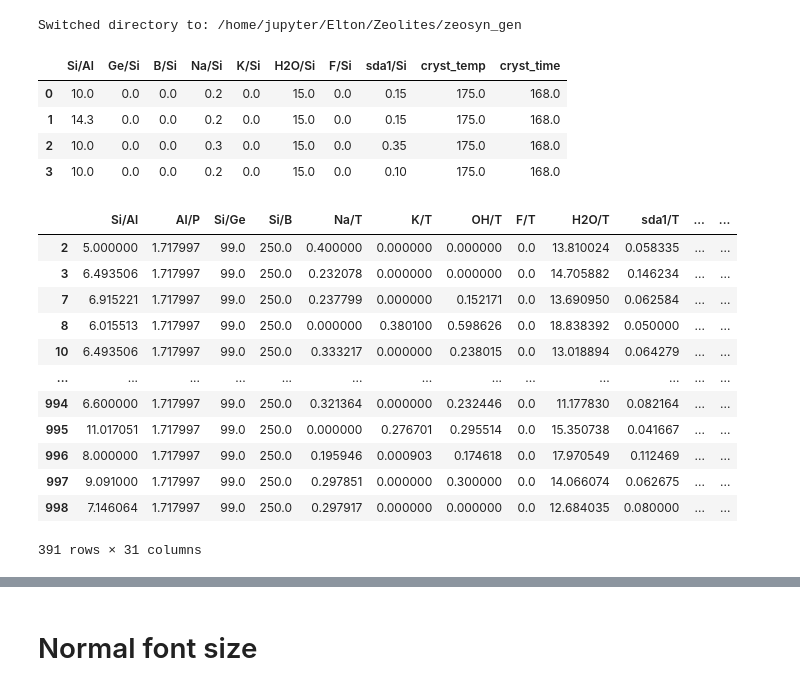
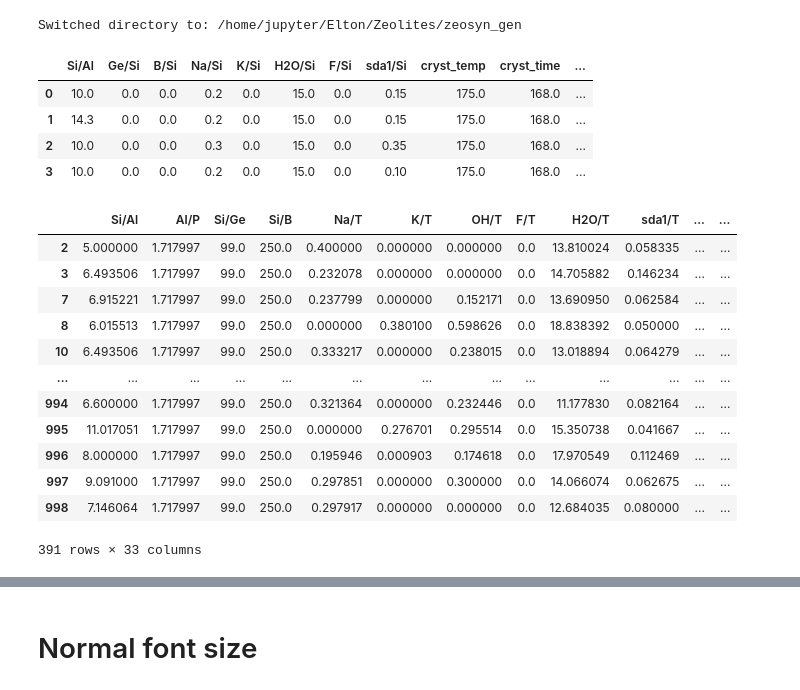
Before and after one commit to eltonpan/zeosyn_gen, a Jupyter notebook: predictions/UFI_C1COCCN2CCOCCOCCN(CCO1)CCOCCOCC2/compare_pred_and_true.ipynb, the cells around one changed output, grey strips where cells are left out. Drawn from its saved outputs; the diff is of its cells as text; code cells hidden in the pictures.

```diff
--- a/predictions/UFI_C1COCCN2CCOCCOCCN(CCO1)CCOCCOCC2/compare_pred_and_true.ipynb
+++ b/predictions/UFI_C1COCCN2CCOCCOCCN(CCO1)CCOCCOCC2/compare_pred_and_true.ipynb
@@ -24,22 +24,25 @@ Switched directory to: /home/jupyter/Elton/Zeolites/zeosyn_gen
 # %%
 true = pd.DataFrame()
 true['Si/Al'] = [10., 14.3, 10., 10.]
 true['Ge/Si'] = [0., 0., 0., 0.]
 true['B/Si'] = [0., 0., 0., 0.]
 true['Na/Si'] = [0.2, 0.2, 0.3, 0.2]
 true['K/Si'] = [0., 0., 0., 0.]
 true['H2O/Si'] = [15., 15., 15., 15.]
 true['F/Si'] = [0., 0., 0., 0.]
 true['sda1/Si'] = [0.15, 0.15, 0.35, 0.1]
 true['cryst_temp'] = [175., 175., 175., 175.]
 true['cryst_time'] = [168., 168., 168., 168.]
+
+true['zeo'] = ['UFI']*len(true)
+true['osda'] = ['C1COCCN2CCOCCOCCN(CCO1)CCOCCOCC2']*len(true)
 true
 # %% [output]
-|  | Si/Al | Ge/Si | B/Si | Na/Si | K/Si | H2O/Si | F/Si | sda1/Si | cryst_temp | cryst_time |
-| 0 | 10.0 | 0.0 | 0.0 | 0.2 | 0.0 | 15.0 | 0.0 | 0.15 | 175.0 | 168.0 |
-| 1 | 14.3 | 0.0 | 0.0 | 0.2 | 0.0 | 15.0 | 0.0 | 0.15 | 175.0 | 168.0 |
-| 2 | 10.0 | 0.0 | 0.0 | 0.3 | 0.0 | 15.0 | 0.0 | 0.35 | 175.0 | 168.0 |
-| 3 | 10.0 | 0.0 | 0.0 | 0.2 | 0.0 | 15.0 | 0.0 | 0.10 | 175.0 | 168.0 |
+|  | Si/Al | Ge/Si | B/Si | Na/Si | K/Si | H2O/Si | F/Si | sda1/Si | cryst_temp | cryst_time | ... |
+| 0 | 10.0 | 0.0 | 0.0 | 0.2 | 0.0 | 15.0 | 0.0 | 0.15 | 175.0 | 168.0 | ... |
+| 1 | 14.3 | 0.0 | 0.0 | 0.2 | 0.0 | 15.0 | 0.0 | 0.15 | 175.0 | 168.0 | ... |
+| 2 | 10.0 | 0.0 | 0.0 | 0.3 | 0.0 | 15.0 | 0.0 | 0.35 | 175.0 | 168.0 | ... |
+| 3 | 10.0 | 0.0 | 0.0 | 0.2 | 0.0 | 15.0 | 0.0 | 0.10 | 175.0 | 168.0 | ... |
 # %%
 pred = pd.read_csv('predictions/UFI_C1COCCN2CCOCCOCCN(CCO1)CCOCCOCC2/syn_pred.csv')
 pred = pred[pred['Si/Al'] > 0]
@@ -63,6 +66,9 @@ for c in ['Na', 'K', 'OH', 'F', 'H2O', 'sda1']:
 # Filter out extreme values
 pred = pred[~(pred > 1e5).any(axis=1)]
 
+pred['zeo'] = ['UFI']*len(pred)
+pred['osda'] = ['C1COCCN2CCOCCOCCN(CCO1)CCOCCOCC2']*len(pred)
+
 pred
 # %% [output]
 |  | Si/Al | Al/P | Si/Ge | Si/B | Na/T | K/T | OH/T | F/T | H2O/T | sda1/T | ... | ... |
@@ -77,7 +83,7 @@ pred
 | 996 | 8.000000 | 1.717997 | 99.0 | 250.0 | 0.195946 | 0.000903 | 0.174618 | 0.0 | 17.970549 | 0.112469 | ... | ... |
 | 997 | 9.091000 | 1.717997 | 99.0 | 250.0 | 0.297851 | 0.000000 | 0.300000 | 0.0 | 14.066074 | 0.062675 | ... | ... |
 | 998 | 7.146064 | 1.717997 | 99.0 | 250.0 | 0.297917 | 0.000000 | 0.000000 | 0.0 | 12.684035 | 0.080000 | ... | ... |
-391 rows × 31 columns
+391 rows × 33 columns
 # %%
 col2spec = {'Si/Al': {'xlim': (0, 20), 'name': 'Si/Al'},
             'Ge/Si': {'xlim': (0, 10), 'name': 'Ge/Si'},
```
Also changed, not shown: parts of 20 cells of this notebook, 2 other files.
